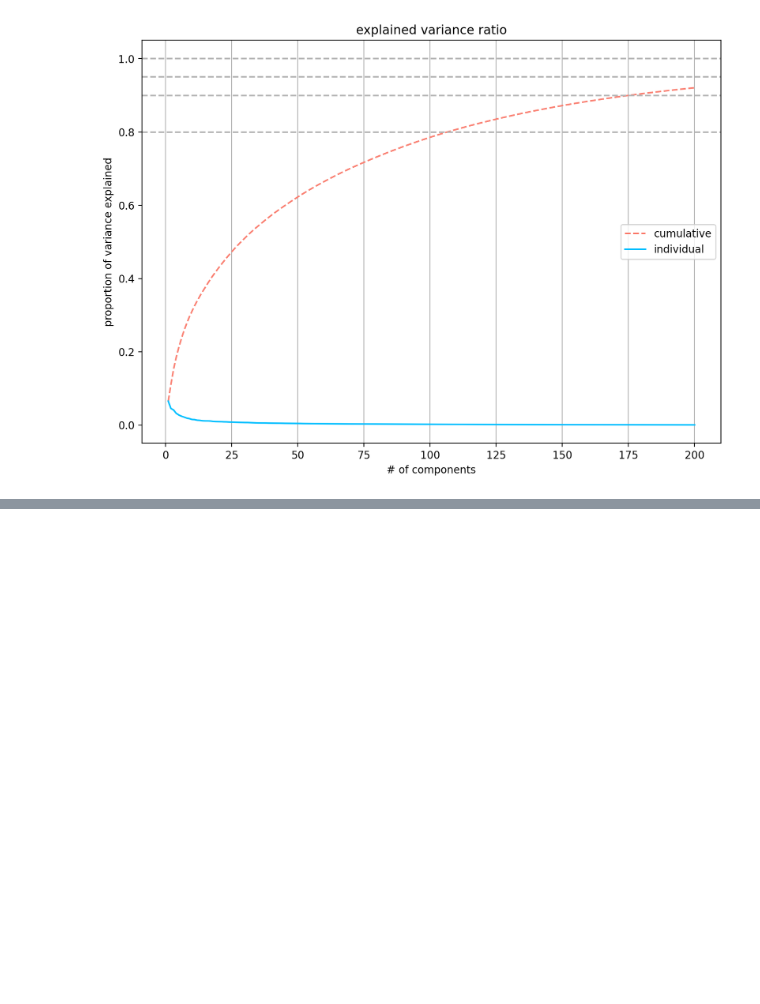
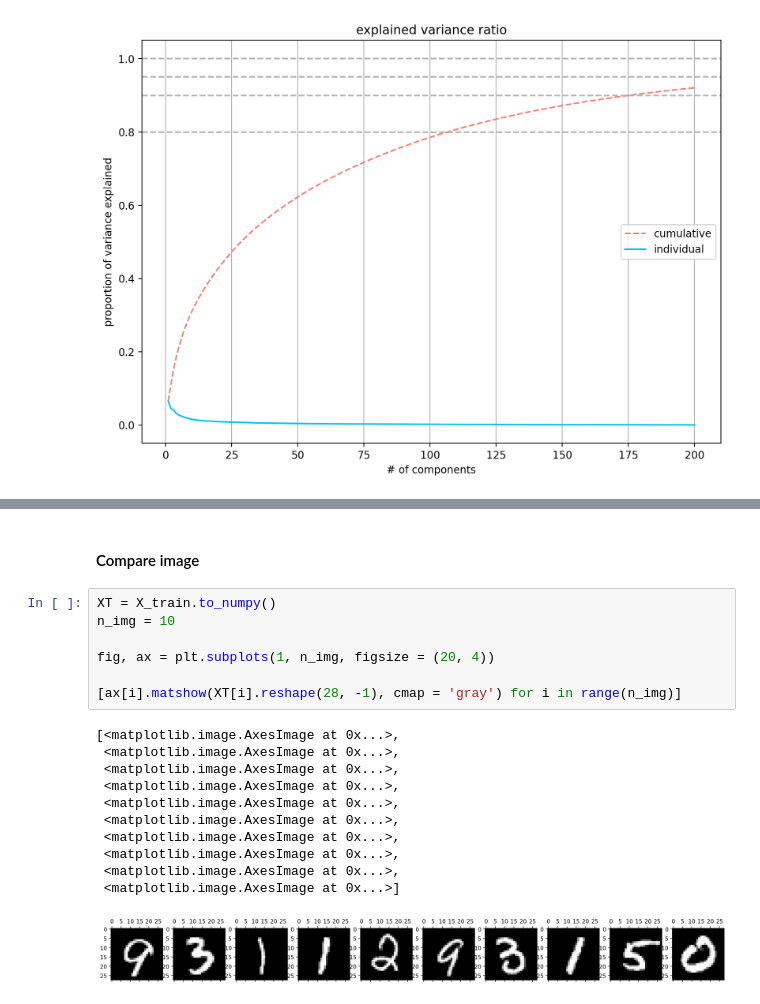
Before and after one commit to pNatTueku/ml_learning_with_ajprasertcbs, a Jupyter notebook: notebooks/pca_visualize_and_classify_mnist_hanfdwritten_img.ipynb, the cells around one changed output, grey strips where cells are left out. Cells and saved outputs as stored; diff of their text form; blank space fills up the shorter version.

```diff
--- a/notebooks/pca_visualize_and_classify_mnist_hanfdwritten_img.ipynb
+++ b/notebooks/pca_visualize_and_classify_mnist_hanfdwritten_img.ipynb
@@ -266,0 +359,21 @@ scree_plot(X_train, 200, True, False)
+# %% [markdown]
+#### Compare image
+# %%
+XT = X_train.to_numpy()
+n_img = 10
+
+fig, ax = plt.subplots(1, n_img, figsize = (20, 4))
+
+[ax[i].matshow(XT[i].reshape(28, -1), cmap = 'gray') for i in range(n_img)]
+# %% [output]
+[<matplotlib.image.AxesImage at 0x...>,
+ <matplotlib.image.AxesImage at 0x...>,
+ <matplotlib.image.AxesImage at 0x...>,
+ <matplotlib.image.AxesImage at 0x...>,
+ <matplotlib.image.AxesImage at 0x...>,
+ <matplotlib.image.AxesImage at 0x...>,
+ <matplotlib.image.AxesImage at 0x...>,
+ <matplotlib.image.AxesImage at 0x...>,
+ <matplotlib.image.AxesImage at 0x...>,
+ <matplotlib.image.AxesImage at 0x...>]
+[figure, added]
```
Also changed, not shown: parts of 34 cells of this notebook.
